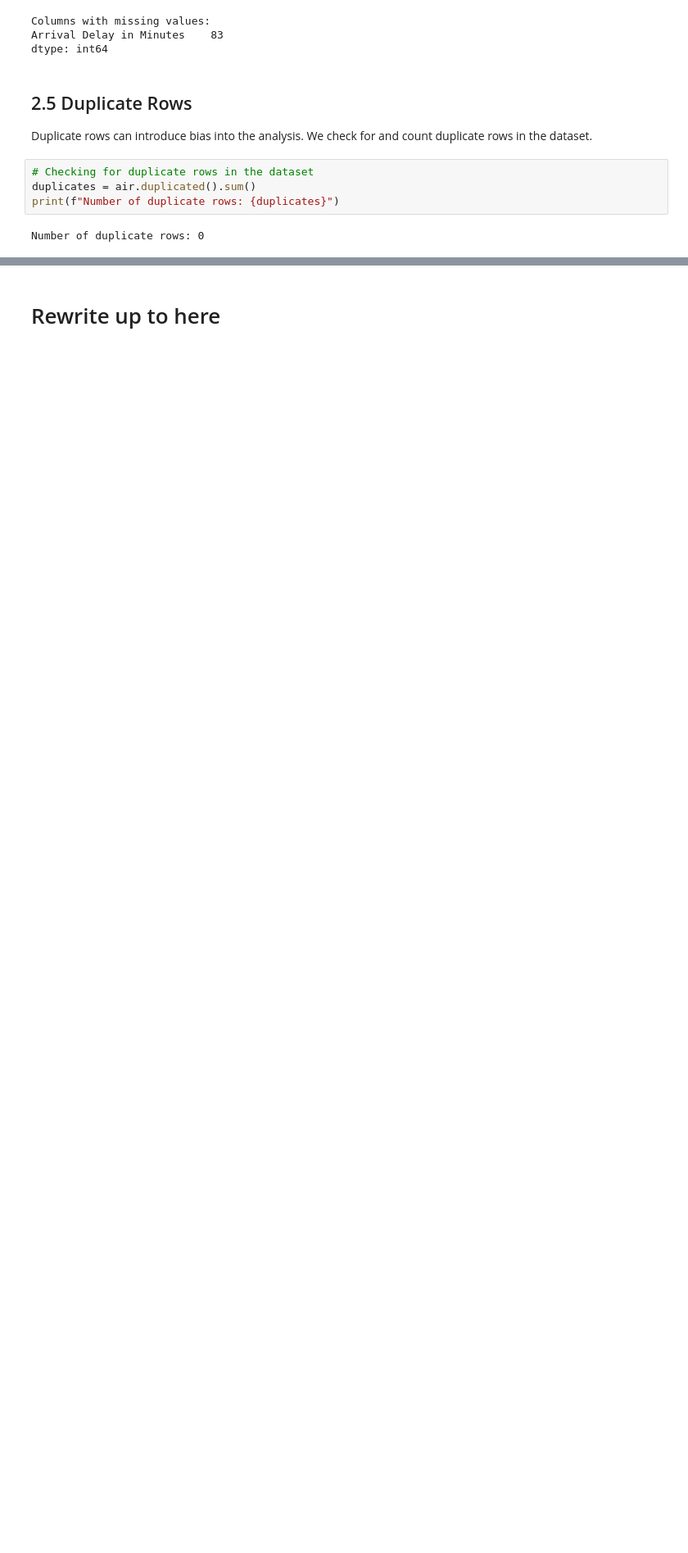
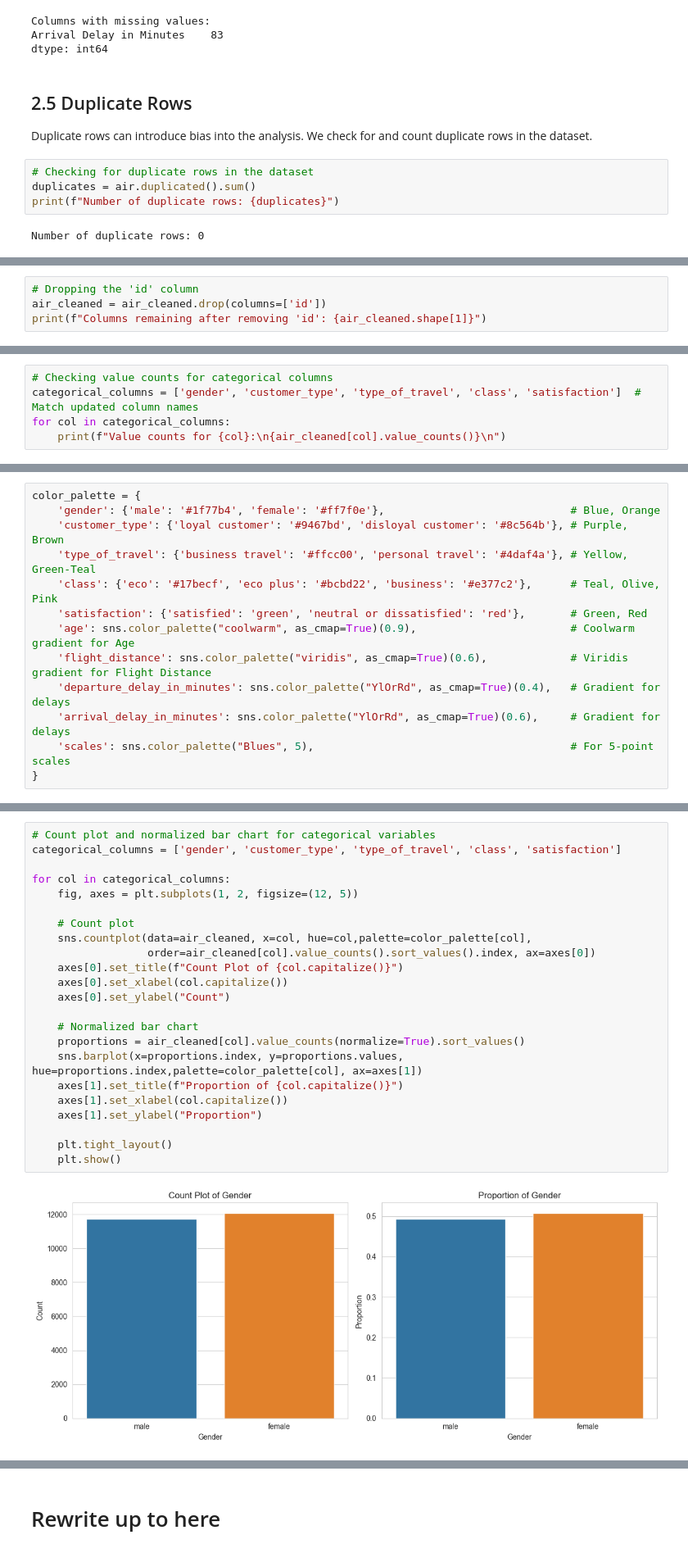
Before and after one commit to buthontingtimothy/EDA_Mini_Project, a Jupyter notebook: EDA Mini Project - Python Notebook.ipynb, the cells around one changed output, grey strips where cells are left out. Shown at 82% size. Cells and saved outputs as stored; diff of their text form; blank space fills up the shorter version.

```diff
--- a/EDA Mini Project - Python Notebook.ipynb
+++ b/EDA Mini Project - Python Notebook.ipynb
@@ -170,0 +197,4 @@ Number of duplicate rows: 0
+# %%
+# Dropping the 'id' column
+air_cleaned = air_cleaned.drop(columns=['id'])
+print(f"Columns remaining after removing 'id': {air_cleaned.shape[1]}")
@@ -170,0 +242,5 @@ Number of duplicate rows: 0
+# %%
+# Checking value counts for categorical columns
+categorical_columns = ['gender', 'customer_type', 'type_of_travel', 'class', 'satisfaction']  # Match updated column names
+for col in categorical_columns:
+    print(f"Value counts for {col}:\n{air_cleaned[col].value_counts()}\n")
@@ -170,0 +283,13 @@ Number of duplicate rows: 0
+# %%
+color_palette = {
+    'gender': {'male': '#1f77b4', 'female': '#ff7f0e'},                             # Blue, Orange
+    'customer_type': {'loyal customer': '#9467bd', 'disloyal customer': '#8c564b'}, # Purple, Brown
+    'type_of_travel': {'business travel': '#ffcc00', 'personal travel': '#4daf4a'}, # Yellow, Green-Teal
+    'class': {'eco': '#17becf', 'eco plus': '#bcbd22', 'business': '#e377c2'},      # Teal, Olive, Pink
+    'satisfaction': {'satisfied': 'green', 'neutral or dissatisfied': 'red'},       # Green, Red
+    'age': sns.color_palette("coolwarm", as_cmap=True)(0.9),                        # Coolwarm gradient for Age
+    'flight_distance': sns.color_palette("viridis", as_cmap=True)(0.6),             # Viridis gradient for Flight Distance
+    'departure_delay_in_minutes': sns.color_palette("YlOrRd", as_cmap=True)(0.4),   # Gradient for delays
+    'arrival_delay_in_minutes': sns.color_palette("YlOrRd", as_cmap=True)(0.6),     # Gradient for delays
+    'scales': sns.color_palette("Blues", 5),                                        # For 5-point scales
+}
@@ -170,0 +299,25 @@ Number of duplicate rows: 0
+# %%
+# Count plot and normalized bar chart for categorical variables
+categorical_columns = ['gender', 'customer_type', 'type_of_travel', 'class', 'satisfaction']
+
+for col in categorical_columns:
+    fig, axes = plt.subplots(1, 2, figsize=(12, 5))
+
+    # Count plot
+    sns.countplot(data=air_cleaned, x=col, hue=col,palette=color_palette[col],
+                  order=air_cleaned[col].value_counts().sort_values().index, ax=axes[0])
+    axes[0].set_title(f"Count Plot of {col.capitalize()}")
+    axes[0].set_xlabel(col.capitalize())
+    axes[0].set_ylabel("Count")
+
+    # Normalized bar chart
+    proportions = air_cleaned[col].value_counts(normalize=True).sort_values()
+    sns.barplot(x=proportions.index, y=proportions.values, hue=proportions.index,palette=color_palette[col], ax=axes[1])
+    axes[1].set_title(f"Proportion of {col.capitalize()}")
+    axes[1].set_xlabel(col.capitalize())
+    axes[1].set_ylabel("Proportion")
+
+    plt.tight_layout()
+    plt.show()
+# %% [output]
+[figure, added]
```
Also changed, not shown: parts of 37 cells of this notebook.
